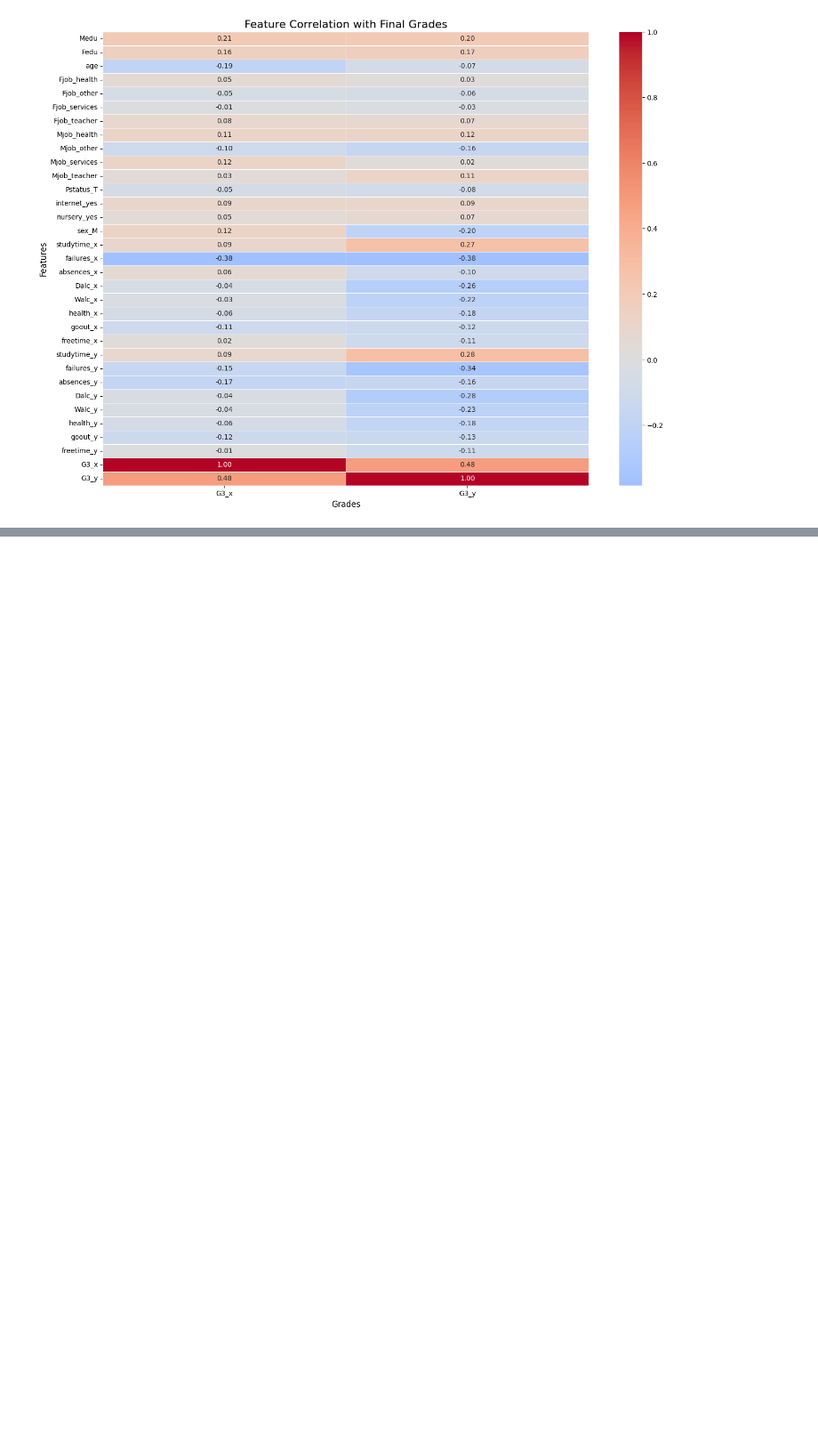
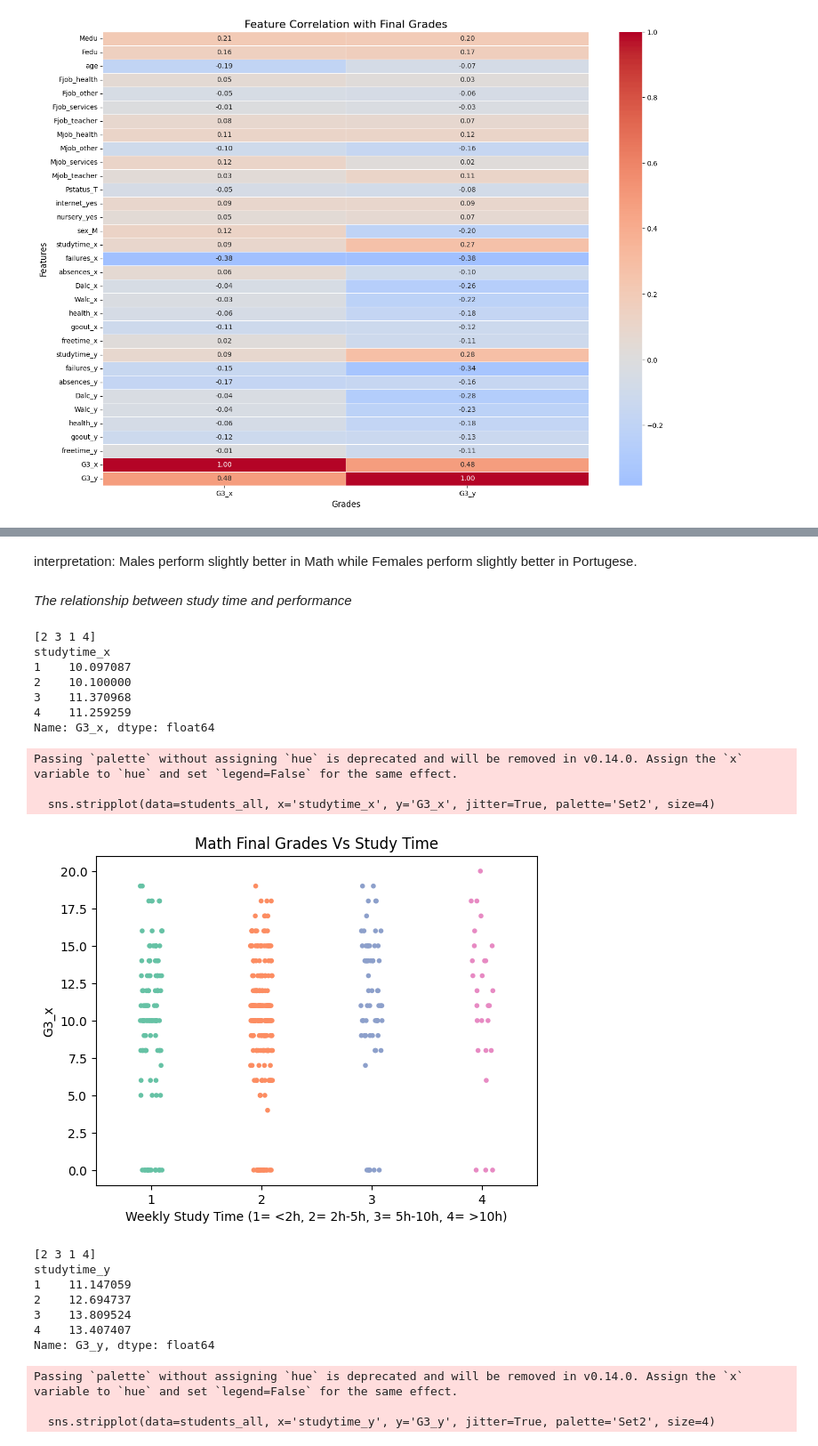
Before and after one commit to marias-25/Project, a Jupyter notebook: Data/EDA.ipynb, the cells around one changed output, grey strips where cells are left out. Shown at 89% size. Cells and saved outputs as stored; diff of their text form; code cells hidden in the pictures; blank space fills up the shorter version.

```diff
--- a/Data/EDA.ipynb
+++ b/Data/EDA.ipynb
@@ -323,0 +419,44 @@ Text(0.5, 102.72222222222219, 'Grades')
+# %% [markdown]
+interpretation: Males perform slightly better in Math while Females perform slightly better in Portugese.
+# %% [markdown]
+*The relationship between study time and performance*
+# %%
+#How does the studytime affect the final grade?
+#1. Math
+print(students_all['studytime_x'].unique())
+print(students_all.groupby('studytime_x')['G3_x'].mean())
+sns.stripplot(data=students_all, x='studytime_x', y='G3_x', jitter=True, palette='Set2', size=4)
+plt.title('Math Final Grades Vs Study Time')
+plt.xlabel('Weekly Study Time (1= <2h, 2= 2h-5h, 3= 5h-10h, 4= >10h)')
+plt.ylabel('G3_x')
+plt.show()
+#2. Portuguese
+print(students_all['studytime_y'].unique())
+print(students_all.groupby('studytime_y')['G3_y'].mean())
+sns.stripplot(data=students_all, x='studytime_y', y='G3_y', jitter=True, palette='Set2', size=4)
+plt.title('Portuguese Final Grades Vs Study Time')
+plt.xlabel('Weekly Study Time (1= <2h, 2= 2h-5h, 3= 5h-10h, 4= >10h)')
+plt.ylabel('G3_y')
+plt.show()
+# %% [output]
+[2 3 1 4]
+studytime_x
+1    10.097087
+2    10.100000
+3    11.370968
+4    11.259259
+Name: G3_x, dtype: float64
+Passing `palette` without assigning `hue` is deprecated and will be removed in v0.14.0. Assign the `x` variable to `hue` and set `legend=False` for the same effect.
+
+  sns.stripplot(data=students_all, x='studytime_x', y='G3_x', jitter=True, palette='Set2', size=4)
+[figure, added]
+[2 3 1 4]
+studytime_y
+1    11.147059
+2    12.694737
+3    13.809524
+4    13.407407
+Name: G3_y, dtype: float64
+Passing `palette` without assigning `hue` is deprecated and will be removed in v0.14.0. Assign the `x` variable to `hue` and set `legend=False` for the same effect.
+
+  sns.stripplot(data=students_all, x='studytime_y', y='G3_y', jitter=True, palette='Set2', size=4)
```
Also changed, not shown: parts of 20 cells of this notebook.
